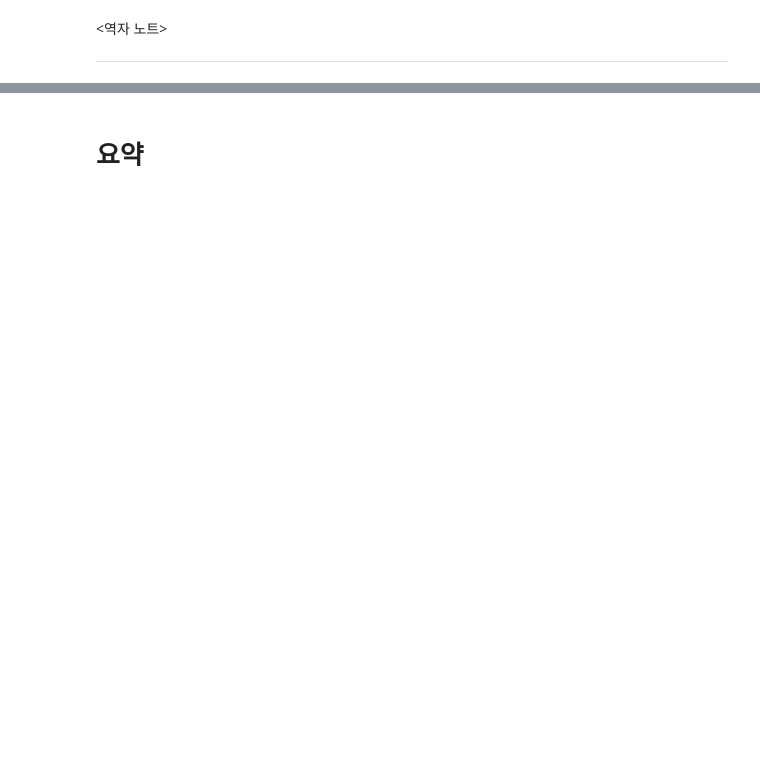
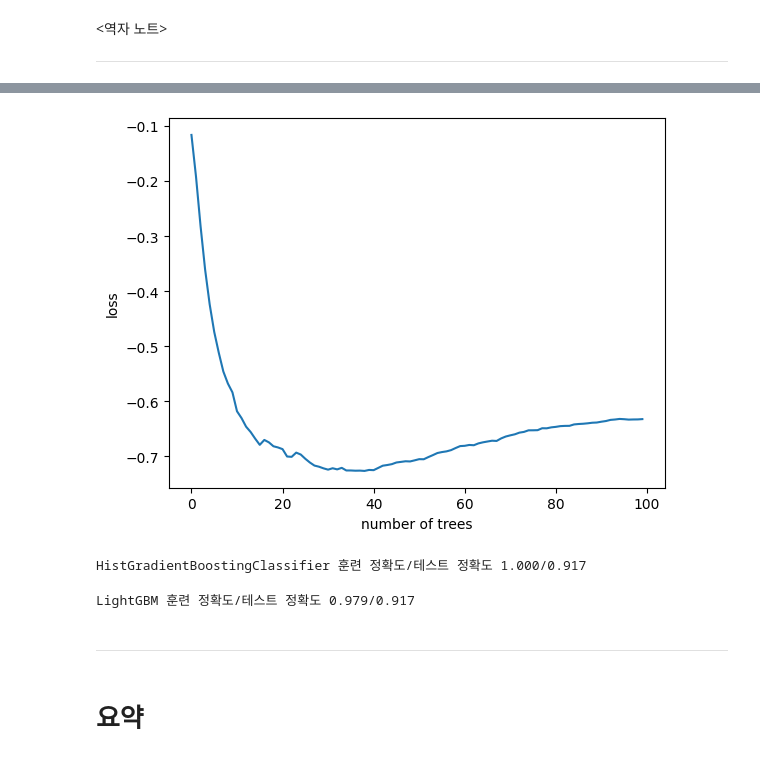
Before and after one commit to rickiepark/ml-with-pytorch, a Jupyter notebook: ch07/ch07.ipynb, the cells around one changed output, grey strips where cells are left out. Saved outputs shown, nothing was run; the diff lists cells and outputs as text; code cells hidden in the pictures; blank space fills up the shorter version.

```diff
--- a/ch07/ch07.ipynb
+++ b/ch07/ch07.ipynb
@@ -995,2 +1073,41 @@ NameError: name 'X_train' is not defined
+# %%
+gbrt = GradientBoostingClassifier(n_estimators=100,
+                                  subsample=0.5,
+                                  random_state=1)
+gbrt.fit(X_train, y_train)
+oob_loss = np.cumsum(-gbrt.oob_improvement_)
+plt.plot(range(100), oob_loss)
+plt.xlabel('number of trees')
+plt.ylabel('loss')
+plt.show()
+# %% [output]
+[figure, added]
+# %%
+from sklearn.ensemble import HistGradientBoostingClassifier
+
+hgbc = HistGradientBoostingClassifier(random_state=1)
+hgbc.fit(X_train, y_train)
+
+hgbc_train = gbrt.score(X_train, y_train)
+hgbc_test = gbrt.score(X_test, y_test)
+print(f'HistGradientBoostingClassifier 훈련 정확도/테스트 정확도 '
+      f'{hgbc_train:.3f}/{hgbc_test:.3f}')
+# %% [output]
+HistGradientBoostingClassifier 훈련 정확도/테스트 정확도 1.000/0.917
+# %%
+from lightgbm import LGBMClassifier
+
+lgb = LGBMClassifier(verbose=-1, random_state=1)
+lgb.fit(X_train, y_train)
+
+lgb_train = lgb.score(X_train, y_train)
+lgb_test = lgb.score(X_test, y_test)
+
+print(f'LightGBM 훈련 정확도/테스트 정확도 '
+      f'{lgb_train:.3f}/{lgb_test:.3f}')
+# %% [output]
+LightGBM 훈련 정확도/테스트 정확도 0.979/0.917
+# %% [markdown]
+---
 # %% [markdown]
 # 요약
```
Also changed, not shown: parts of 35 cells of this notebook.
